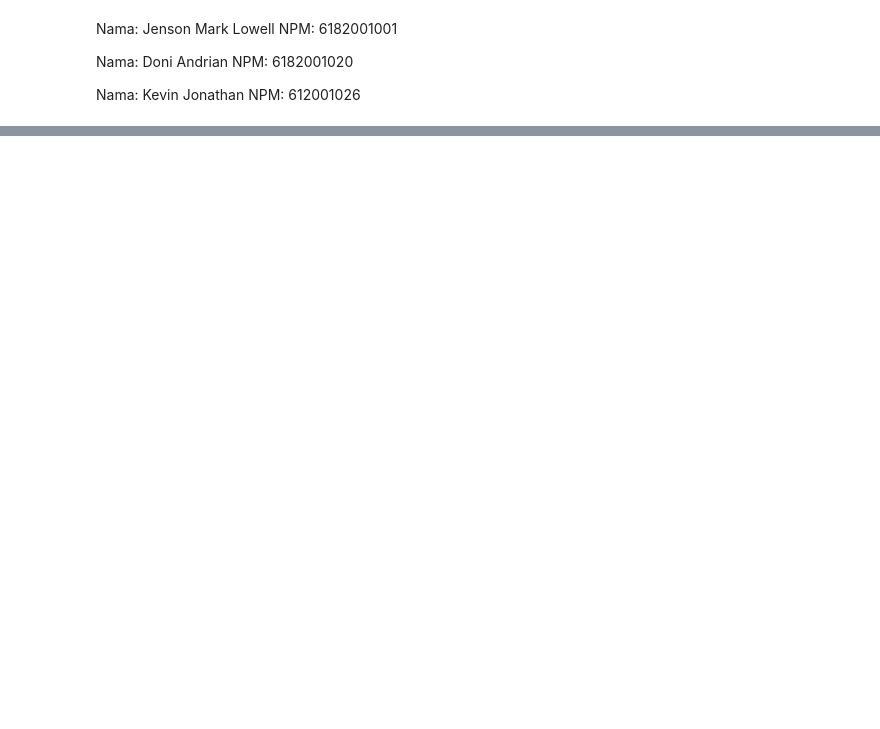
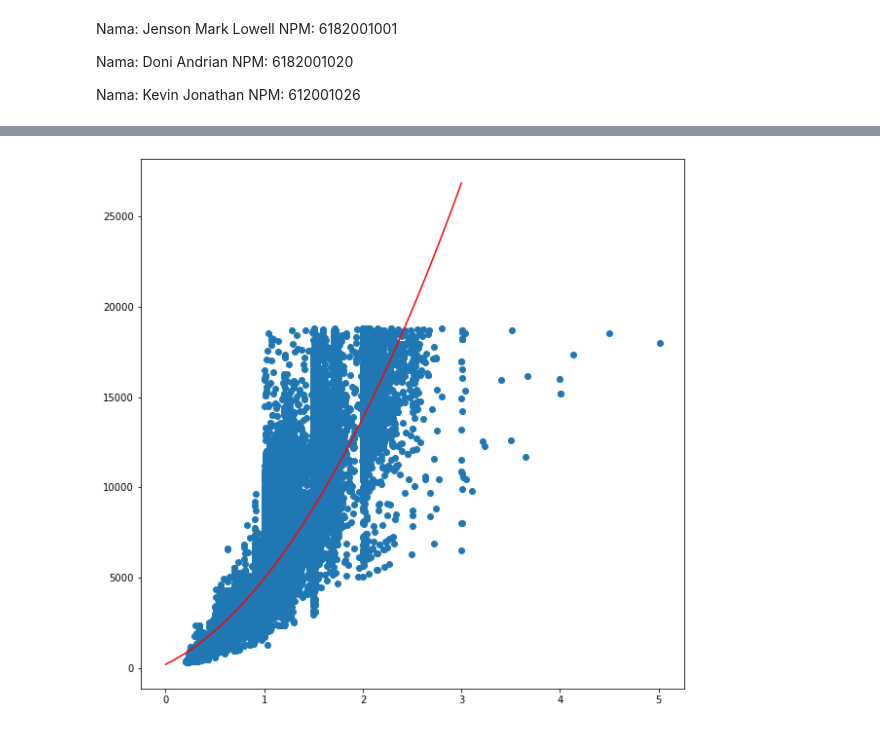
Before and after one commit to BlackArch8/Tugas-Akhir-Metode-Numerik, a Jupyter notebook: Tugas Akhir Metode Numerik-checkpoint.ipynb, the cells around one changed output, grey strips where cells are left out. Cells and saved outputs as stored; diff of their text form; code cells hidden in the pictures; blank space fills up the shorter version.

```diff
--- a/Tugas Akhir Metode Numerik-checkpoint.ipynb
+++ b/Tugas Akhir Metode Numerik-checkpoint.ipynb
@@ -48,0 +108,30 @@ Hubungan antar atribut yang kami temukan adalah antara harga (Price) terhadap Ca
+# %%
+m = len(carat)
+sumX = 0
+for i in range(m):
+    sumX+=carat[i]
+
+#mencari sum dari x dikali y
+sumXY = 0
+for i in range(m):
+    sumXY=sumXY+(carat[i]*price[i])
+
+#mencari sum dari x kuadrat
+sumXX = 0
+for i in range(m):
+    sumXX=sumXX+carat[i]*carat[i]
+
+#mencari sum dari y kuadrat
+sumYY = 0
+for i in range(m):
+    sumYY=sumYY+price[i]*price[i]
+
+yjum = 0
+for i in range(m):
+    yjum += price[i]
+
+pembilang = (m*sumXY) - (sumX*yjum)
+penyebut = math.sqrt((m*sumXX)-(sumX*sumX)) * math.sqrt((m *sumYY)-(yjum*yjum))
+r = pembilang/penyebut
+print("Berikut merupakan koefisien korelasi carat terhadap price")
+print ("r: " ,r)
@@ -238,0 +433,13 @@ r2:  0.8493305264354808
+# %%
+x = np.array(carat)
+y = np.array(price)
+z = my_gls(x,y,2)
+a = solve(z[0],z[1])
+xtemp = np.linspace(0,3,100)
+res = my_predict(xtemp,a)
+plt.figure(figsize=(10,10))
+plt.scatter(x,y)
+plt.plot(xtemp,res,"r")
+plt.show()
+# %% [output]
+[figure, added]
```
Also changed, not shown: parts of 18 cells of this notebook.
